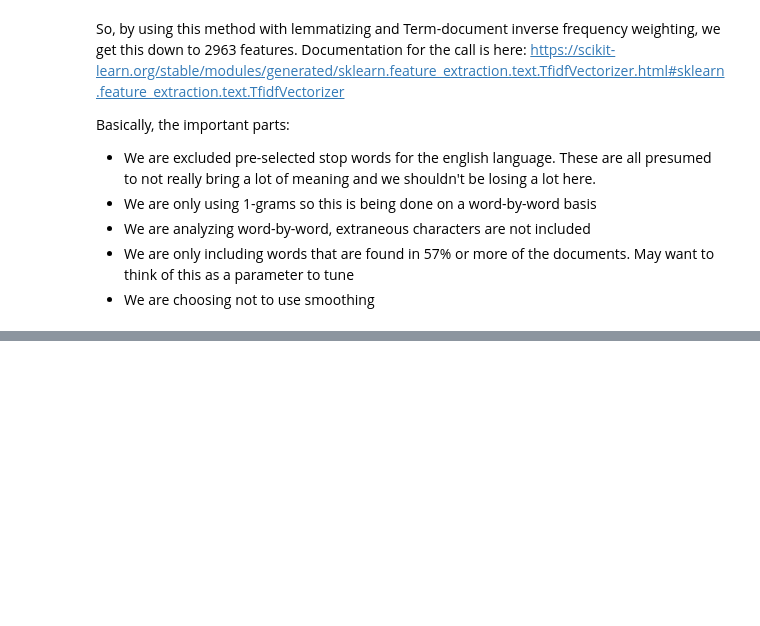
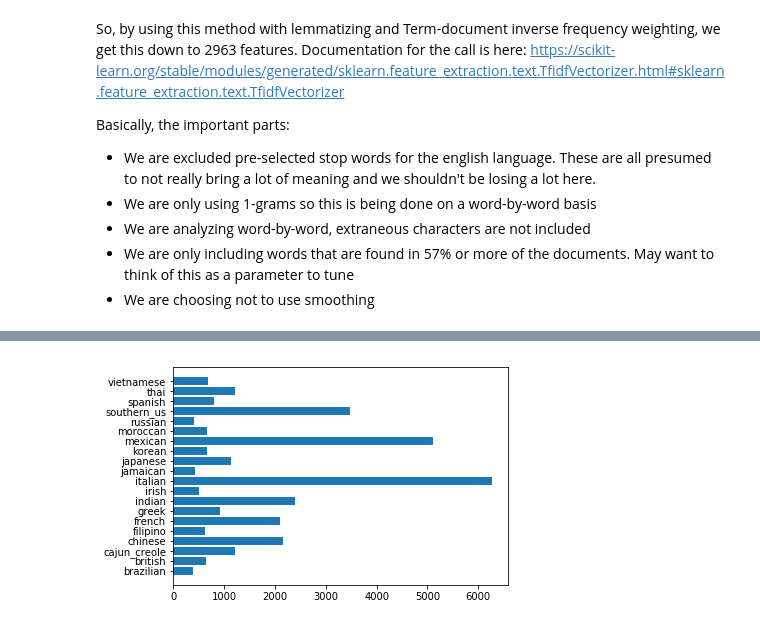
Before and after one commit to boudrejp/w207_supplemental, a Jupyter notebook: Week7/recipe_john.ipynb, the cells around one changed output, grey strips where cells are left out. Saved outputs shown, nothing was run; the diff lists cells and outputs as text; code cells hidden in the pictures; blank space fills up the shorter version.

```diff
--- a/Week7/recipe_john.ipynb
+++ b/Week7/recipe_john.ipynb
@@ -262,0 +264,4 @@ Basically, the important parts:
+# %%
+predictors_tr = tfidf_tr
+targets_tr = traindf['cuisine']
+predictors_ts = tfidf_ts
@@ -262,0 +282,15 @@ Basically, the important parts:
+# %%
+from sklearn.model_selection import train_test_split
+
+X_train, X_valid, y_train, y_valid = train_test_split(predictors_tr, targets_tr, test_size=0.2, random_state=42)
+# %%
+def barchart_cuisines(labels):
+    unique_ar = np.unique(labels, return_counts=True)
+    x = np.arange(unique_ar[0].shape[0])
+    plt.barh(x,unique_ar[1])
+    plt.yticks(x, unique_ar[0])
+    plt.show()
+# %%
+barchart_cuisines(y_train)
+# %% [output]
+[figure, added]
```
Also changed, not shown: parts of 17 cells of this notebook.
